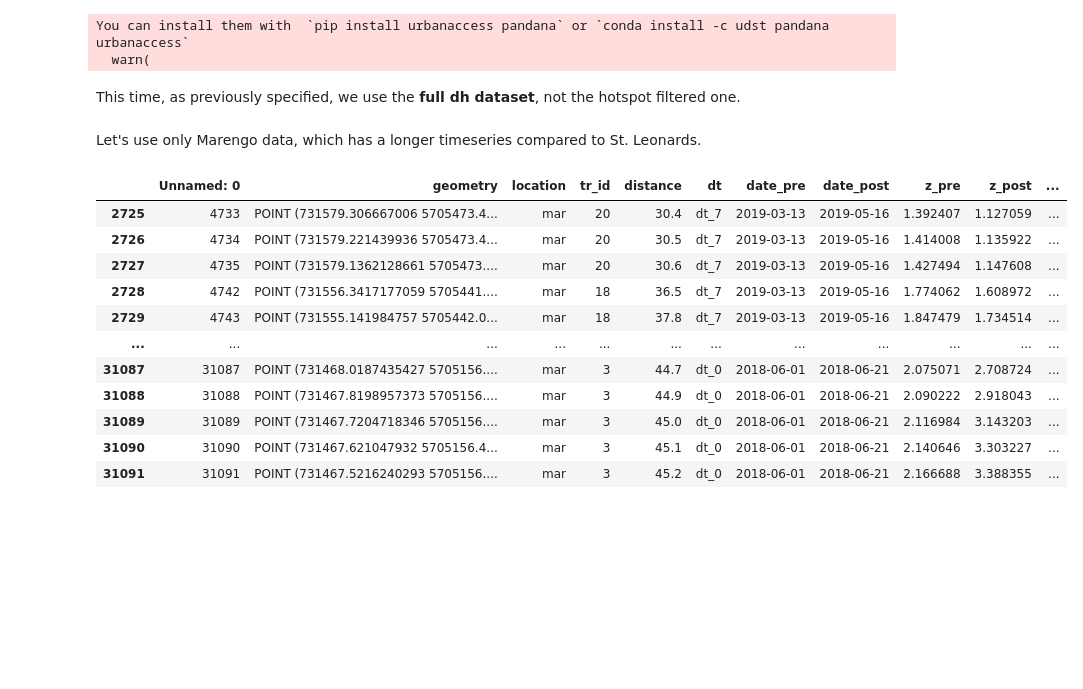
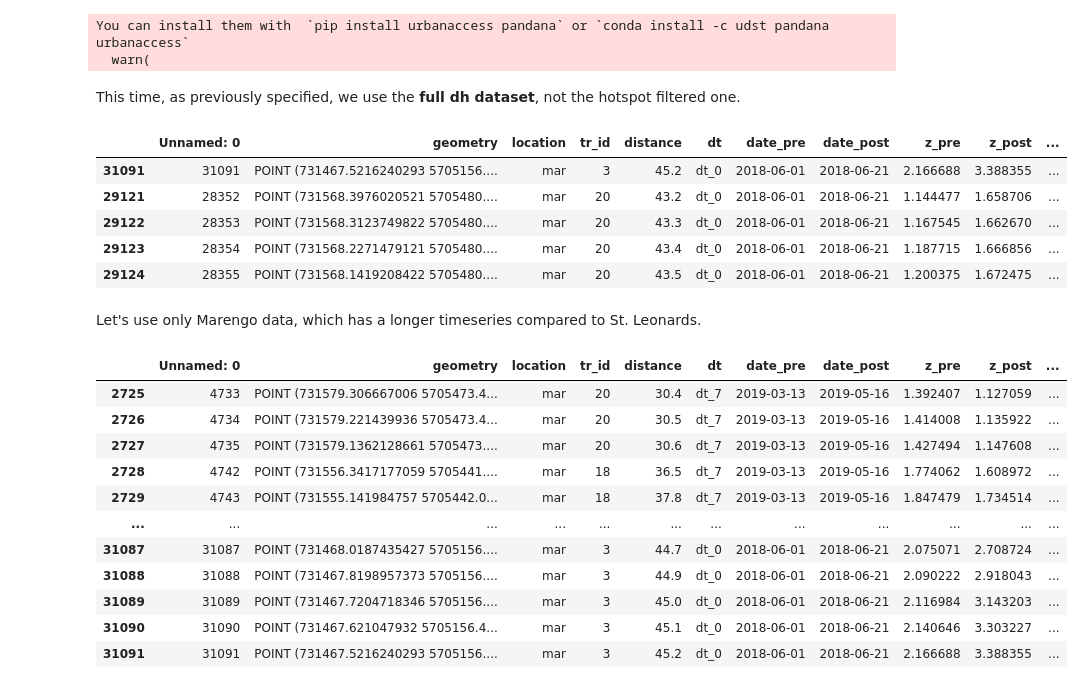
Before and after one commit to npucino/sandpyper, a Jupyter notebook: examples/Example_5b_Beachface Cluster Dynamics indices - transect level.ipynb, the cells around one changed output. Drawn from its saved outputs; the diff is of its cells as text; code cells hidden in the pictures; blank space fills up the shorter version.

```diff
--- a/examples/Example_5b_Beachface Cluster Dynamics indices - transect level.ipynb
+++ b/examples/Example_5b_Beachface Cluster Dynamics indices - transect level.ipynb
@@ -53,6 +54,15 @@ dataset=pd.read_csv(in_file)
 dataset["coordinates"]=dataset.geometry.apply(coords_to_points)
 dataset_gdf=gpd.GeoDataFrame(dataset, geometry="coordinates",crs=crs_dict_string['mar'])
 dataset_gdf.sort_values(['date_pre'], inplace=True)
+# %%
+dataset_gdf.head()
+# %% [output]
+|  | Unnamed: 0 | geometry | location | tr_id | distance | dt | date_pre | date_post | z_pre | z_post | ... |
+| 31091 | 31091 | POINT (731467.5216240293 5705156.... | mar | 3 | 45.2 | dt_0 | 2018-06-01 | 2018-06-21 | 2.166688 | 3.388355 | ... |
+| 29121 | 28352 | POINT (731568.3976020521 5705480.... | mar | 20 | 43.2 | dt_0 | 2018-06-01 | 2018-06-21 | 1.144477 | 1.658706 | ... |
+| 29122 | 28353 | POINT (731568.3123749822 5705480.... | mar | 20 | 43.3 | dt_0 | 2018-06-01 | 2018-06-21 | 1.167545 | 1.662670 | ... |
+| 29123 | 28354 | POINT (731568.2271479121 5705480.... | mar | 20 | 43.4 | dt_0 | 2018-06-01 | 2018-06-21 | 1.187715 | 1.666856 | ... |
+| 29124 | 28355 | POINT (731568.1419208422 5705480.... | mar | 20 | 43.5 | dt_0 | 2018-06-01 | 2018-06-21 | 1.200375 | 1.672475 | ... |
 # %% [markdown]
 Let's use only Marengo data, which has a longer timeseries compared to St. Leonards.
 # %%
```
Also changed, not shown: parts of 8 cells of this notebook, 24 other files.
